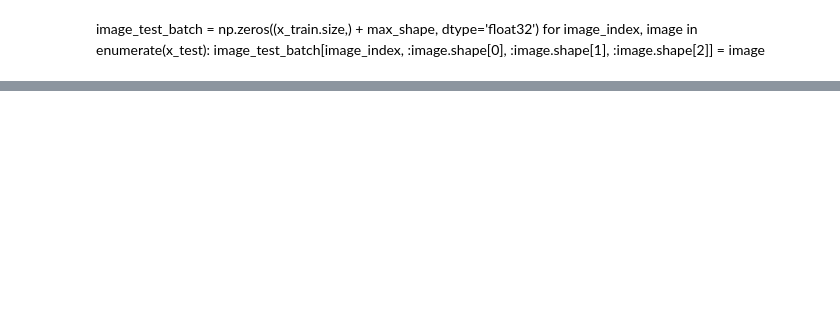
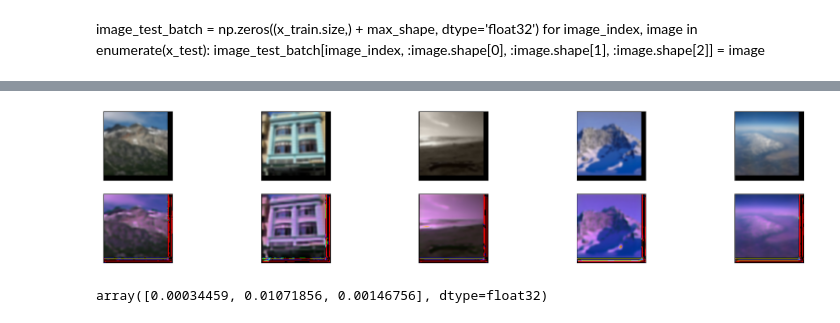
Before and after one commit to hziya/sharpen-moon-picture, a Jupyter notebook: moon-picture.ipynb, the cells around one changed output, grey strips where cells are left out. Saved outputs shown, nothing was run; the diff lists cells and outputs as text; code cells hidden in the pictures; blank space fills up the shorter version.

```diff
--- a/moon-picture.ipynb
+++ b/moon-picture.ipynb
@@ -107,5 +152,4 @@ _________________________________________________________________
 # %%
-autoencoder.fit(image_batch, image_batch,
-                epochs=10,
-                batch_size=100)
+autoencoder.fit(image_blurry, image_landscape,
+                epochs=5)
 # %% [output]
@@ -117,22 +169,3 @@ ValueError: in user code:
 # %%
-decoded_imgs = autoencoder.predict(image_batch)
-
-n = 10
-
-plt.figure(figsize=(20, 4))
-for i in range(n):
-    # display original
-    ax = plt.subplot(2, n, i + 1)
-    plt.imshow(np.uint8(image_batch[i]))
-    plt.gray()
-    ax.get_xaxis().set_visible(False)
-    ax.get_yaxis().set_visible(False)
-
-    # display reconstruction
-    ax = plt.subplot(2, n, i+1+n)
-    plt.imshow(np.uint8(decoded_imgs[i]))
-    plt.gray()
-    ax.get_xaxis().set_visible(False)
-    ax.get_yaxis().set_visible(False)
-plt.show()
+decoded_imgs = autoencoder.predict(image_blurry[:10])
 # %% [output]
@@ -140,0 +173,26 @@ plt.show()
+# %%
+n = 5
+
+plt.figure(figsize=(20, 4))
+for i in range(n):
+    # display original
+    ax = plt.subplot(2, n, i + 1)
+    plt.imshow(np.uint8(image_blurry[i]*255))
+    plt.gray()
+    ax.get_xaxis().set_visible(False)
+    ax.get_yaxis().set_visible(False)
+
+    # display reconstruction
+    ax = plt.subplot(2, n, i+1+n)
+    plt.imshow(np.uint8(decoded_imgs[i]*255))
+    plt.gray()
+    ax.get_xaxis().set_visible(False)
+    ax.get_yaxis().set_visible(False)
+plt.show()
+# %% [output]
+[figure, added]
+# %%
+#tf.keras.metrics.mean_squared_error(image_batch,decoded_imgs).shape
+np.mean(np.square(image_blurry[0] - decoded_imgs[0]), axis=(0,1))
+# %% [output]
+array([0.00034459, 0.01071856, 0.00146756], dtype=float32)
```
Also changed, not shown: parts of 23 cells of this notebook.
